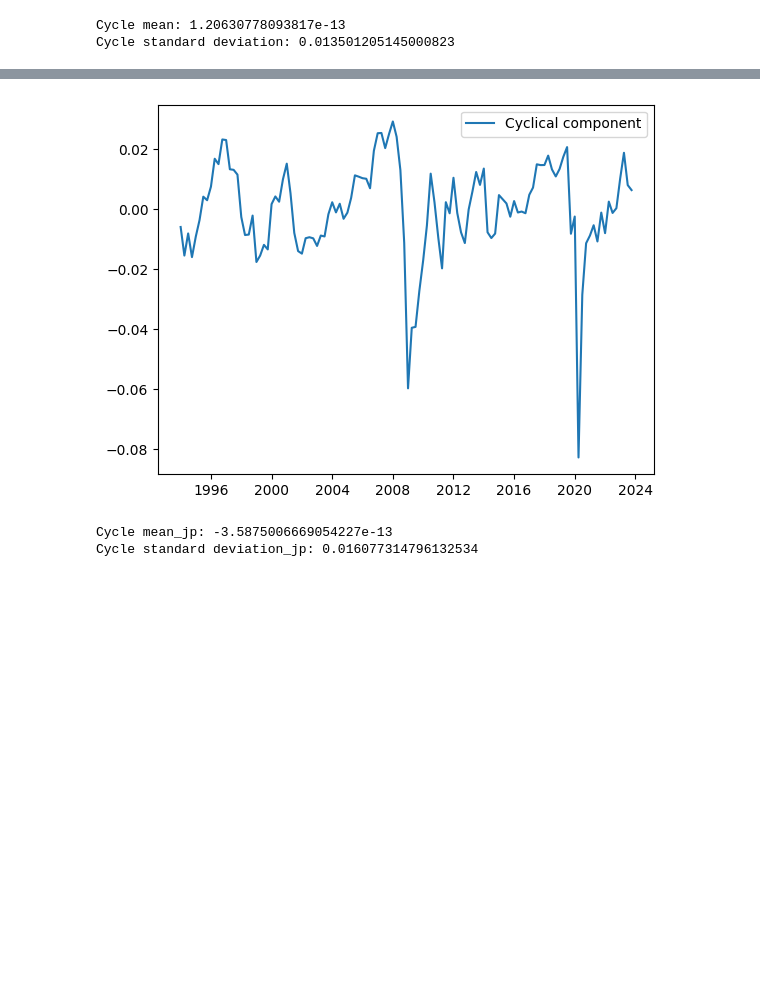
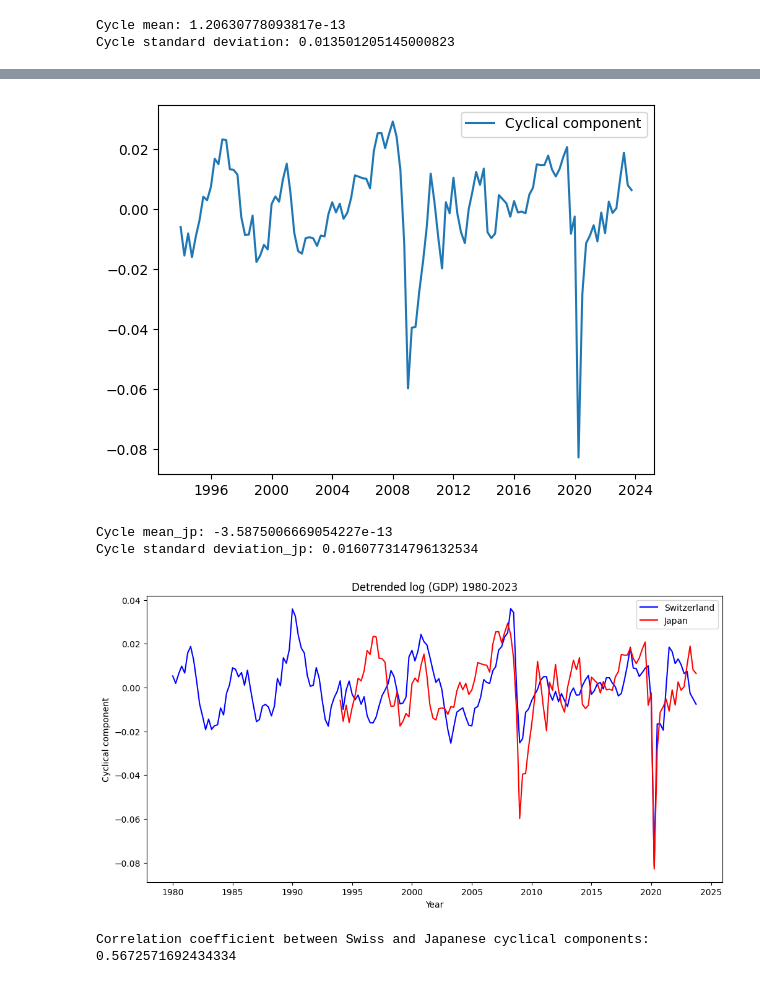
Before and after one commit to shuntarotobari/qtest, a Jupyter notebook: untitled0.ipynb, the cells around one changed output, grey strips where cells are left out. Saved outputs shown, nothing was run; the diff lists cells and outputs as text; code cells hidden in the pictures; blank space fills up the shorter version.

Commit message:
created the graph which mixed two cyclical component graph.

```diff
--- a/untitled0.ipynb
+++ b/untitled0.ipynb
@@ -59,30 +59,46 @@ cycle_jp, trend_jp = sm.tsa.filters.hpfilter(log_gdp_jp, lamb=1600)
 plt.plot(log_gdp_jp, label="Original GDP Japan (in log)")
 
 # Plot the trend component
 plt.plot(trend_jp, label="Trend Japan")
 
 # Add a legend and show the plot
 plt.legend()
 plt.show()
 
 # Plot the cycle component
 plt.plot(cycle_jp, label="Cyclical component")
 
 # Add a legend and show the plot
 plt.legend()
 plt.show()
 
 cycle_mean_jp = cycle_jp.mean()
 cycle_std_jp = cycle_jp.std()
 
 print("Cycle mean_jp:", cycle_mean_jp)
 print("Cycle standard deviation_jp:", cycle_std_jp)
+
+#added two graphs
+plt.figure(figsize=(12, 6))
+plt.plot(cycle, color='blue', label="Switzerland")
+plt.plot(cycle_jp, color='red', label="Japan")
+plt.xlabel("Year")
+plt.ylabel("Cyclical component")
+plt.title("Detrended log (GDP) 1980-2023")
+plt.legend()
+plt.show()
+
+# 相関係数の計算
+corr_coef = cycle.corr(cycle_jp)
+print("Correlation coefficient between Swiss and Japanese cyclical components:", corr_coef)
 # %% [output]
 [figure]
 [figure]
 Cycle mean: 1.20630778093817e-13
 Cycle standard deviation: 0.013501205145000823
 [figure]
 [figure]
 Cycle mean_jp: -3.5875006669054227e-13
 Cycle standard deviation_jp: 0.016077314796132534
+[figure, added]
+Correlation coefficient between Swiss and Japanese cyclical components: 0.5672571692434334
```
